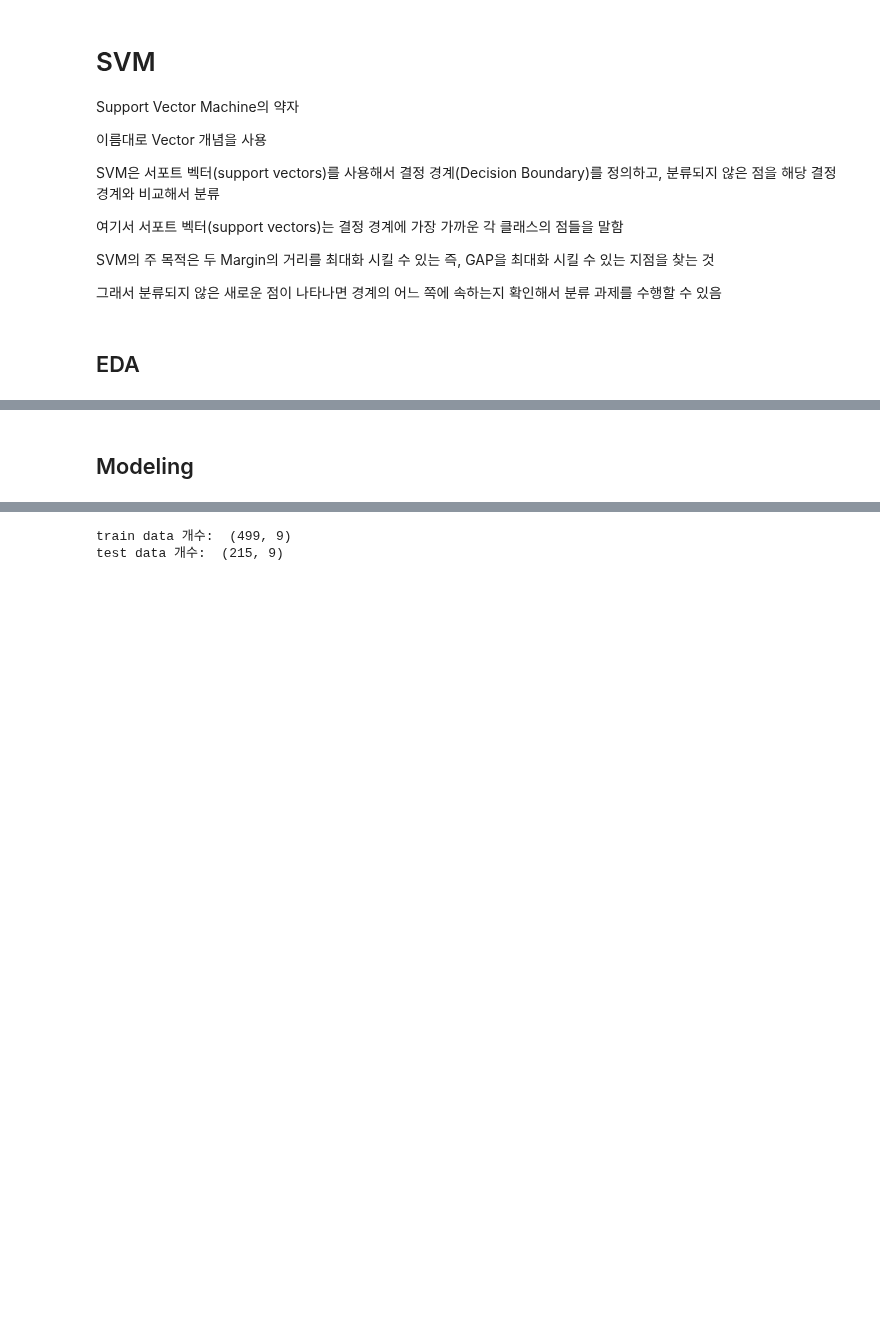
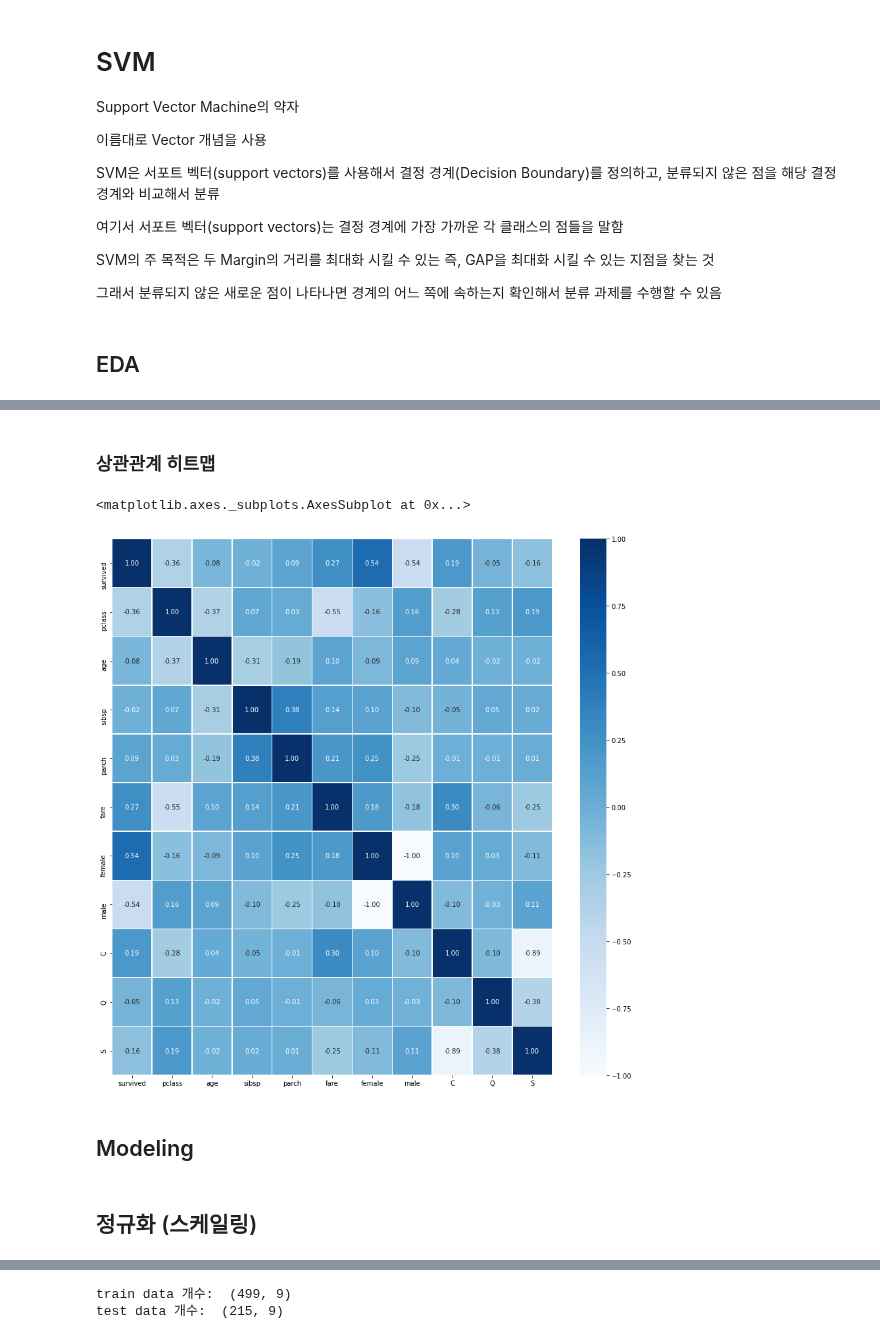
Before and after one commit to cpprhtn/Cpprhtn-s_Deep_Learning, a Jupyter notebook: AI_Class/006/svm_classification.ipynb, the cells around one changed output, grey strips where cells are left out. Cells and saved outputs as stored; diff of their text form; code cells hidden in the pictures; blank space fills up the shorter version.

```diff
--- a/AI_Class/006/svm_classification.ipynb
+++ b/AI_Class/006/svm_classification.ipynb
@@ -27,5 +67,5 @@ df = sns.load_dataset('titanic')
+# %%
+df = df.dropna(subset=["age"], how = 'any', axis=0)
 # %%
-rdf = df.drop(['deck', 'embark_town'], axis=1)
-rdf = rdf.dropna(subset=['age'], how='any', axis=0)
-most_freq = rdf['embarked'].value_counts(dropna=True).idxmax()
-rdf['embarked'].fillna(most_freq, inplace=True)
+most_freq = df['embarked'].value_counts(dropna=True).idxmax()
+df['embarked'].fillna(most_freq, inplace=True)
@@ -33,0 +91,2 @@ features = rdf[['survived', 'pclass', 'sex', 'age', 'sibsp', 'parch', 'embarked'
+# %%
+df = df.drop(['deck', 'class',	'who',	'adult_male',	'embark_town',	'alive',	'alone'], axis=1)
@@ -34,8 +109,8 @@ features = rdf[['survived', 'pclass', 'sex', 'age', 'sibsp', 'parch', 'embarked'
 # %%
-onehot_sex = pd.get_dummies(features['sex'])
-features = pd.concat([features, onehot_sex], axis=1)
+onehot_sex = pd.get_dummies(df['sex'])
+df = pd.concat([df, onehot_sex], axis = 1)
 
-onehot_embarked = pd.get_dummies(features['embarked'], prefix='town')
-features = pd.concat([features, onehot_embarked], axis=1)
+onehot_em = pd.get_dummies(df['embarked'])
+df = pd.concat([df, onehot_em], axis = 1)
 
-features.drop(['sex', 'embarked'], axis=1, inplace=True)
+df.drop(['sex','embarked'], axis=1, inplace=True)
@@ -42,3 +126,11 @@ features.drop(['sex', 'embarked'], axis=1, inplace=True)
+# %% [markdown]
+### 상관관계 히트맵
+# %%
+plt.figure(figsize=(15,15))
+sns.heatmap(data = df.corr(), annot=True, fmt = '.2f', linewidths = .5, cmap='Blues')
+# %% [output]
+<matplotlib.axes._subplots.AxesSubplot at 0x...>
+[figure, added]
 # %% [markdown]
 ## Modeling
 # %%
@@ -47,2 +139,4 @@ y=features['survived']                      #종속 변수 Y
+# %% [markdown]
+## 정규화 (스케일링)
 # %%
 X = preprocessing.StandardScaler().fit(X).transform(X)
```
Also changed, not shown: parts of 15 cells of this notebook.
